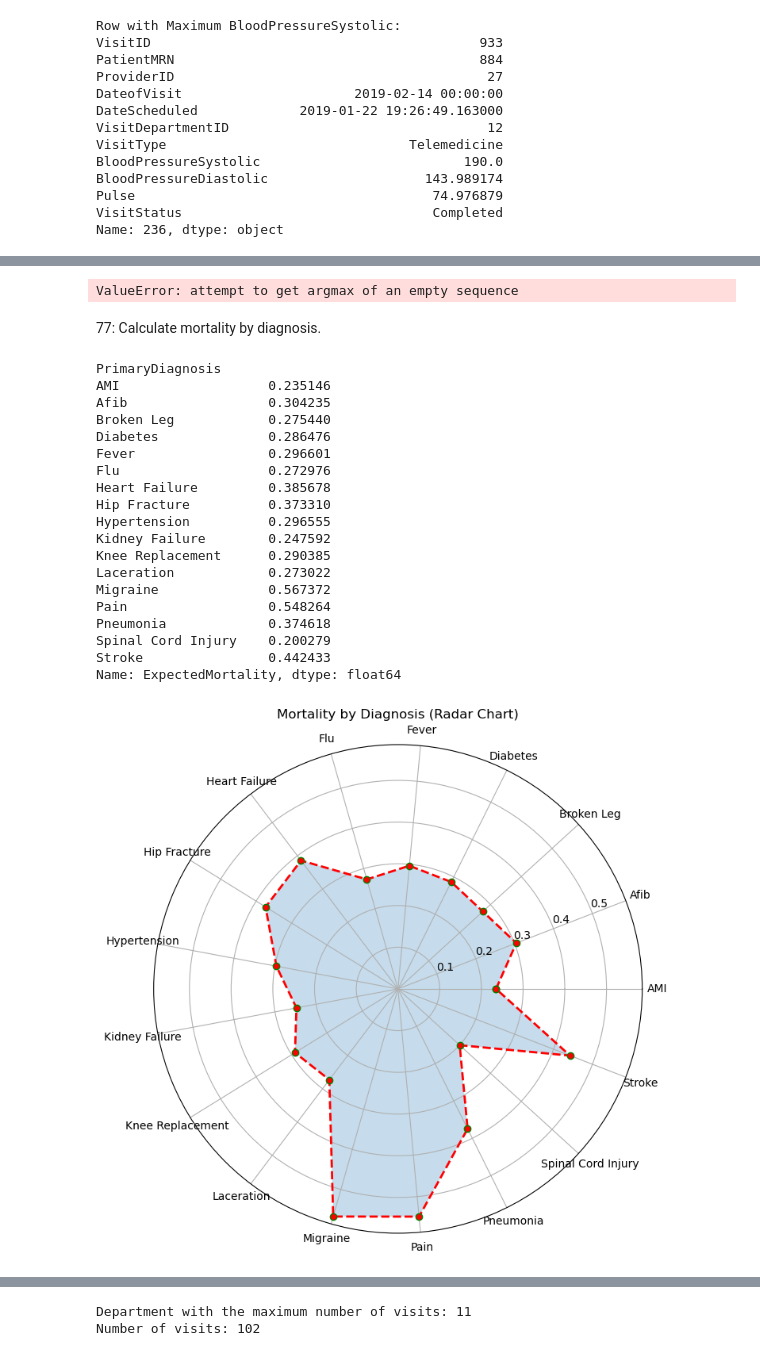
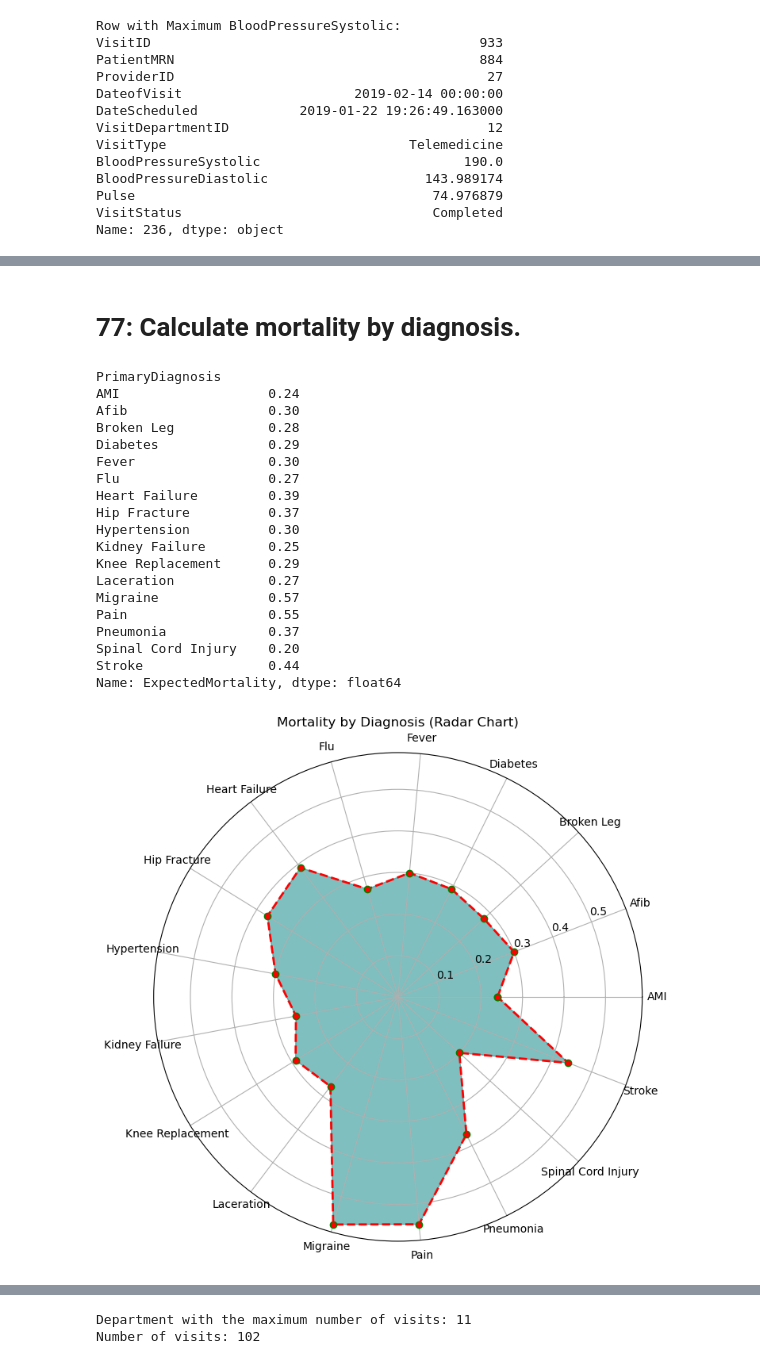
Before and after one commit to Amitha-sridhar/Py-Coders, a Jupyter notebook: Python Hackathon.ipynb, the cells around one changed output, grey strips where cells are left out. Saved outputs shown, nothing was run; the diff lists cells and outputs as text; code cells hidden in the pictures.

```diff
--- a/Python Hackathon.ipynb
+++ b/Python Hackathon.ipynb
@@ -154,3 +154,13 @@ plt.show()
 [figure]
 # %% [markdown]
 # 68:Make a pivot table by the no. of patients from the admission date till discharge date.
+# %%
+# Convert AdmissionDate and DischargeDate to datetime format
+re_adm['AdmissionDate'] = pd.to_datetime(re_adm['AdmissionDate'])
+re_adm['DischargeDate'] = pd.to_datetime(re_adm['DischargeDate']).dt.date
+
+# Create a pivot table for the count of patients based on AdmissionDate, DischargeDate,
+pivot_table = re_adm.pivot_table(values='PatientID', index=['AdmissionDate', 'DischargeDate'], aggfunc='count')
+pivot_table.rename(columns={'PatientID': 'PatientCount'}, inplace=True)
+
+print(pivot_table)
@@ -332,83 +356,56 @@ Name: 236, dtype: object
-# %%
-# Filter services and expectedLOS based on specified values
-selected_services = ["ICU", "Neurology", "General", "Medicine"]
-selected_expected_los = [10, 5, 7, 9]
-
-filtered_data = re_adm[re_adm['Service'].isin(selected_services) &
-                        re_adm['ExpectedLOS'].isin(selected_expected_los)]
-
-# Assuming filtered_data contains columns 'Service' and 'ExpectedLOS'
-services = filtered_data['Service']
-expected_los = filtered_data['ExpectedLOS']
-
-# Find the index of the service with the highest ExpectedLOS
-highest_los_index = expected_los.idxmax()
-
-# Create explode array to explode the wedge with highest LOS
-explode = [0.1 if i == highest_los_index else 0 for i in range(len(services))]
-
-# Create the pie chart
-plt.figure(figsize=(8, 8))
-plt.pie(expected_los, labels=services, explode=explode, autopct='%1.1f%%', startangle=140)
-plt.axis('equal')  # Equal aspect ratio ensures that pie is drawn as a circle.
-
-plt.title("Expected Length of Stay by Service")
-plt.show()
-# %% [output]
-ValueError: attempt to get argmax of an empty sequence
 # %% [markdown]
-77: Calculate mortality by diagnosis.
+# 77: Calculate mortality by diagnosis.
 # %%
 # Group the data by 'PrimaryDiagnosis' and calculate the mean of 'ExpectedMortality'
 mortality_by_diagnosis = re_adm.groupby('PrimaryDiagnosis')['ExpectedMortality'].mean()
+mortality_by_diagnosis = mortality_by_diagnosis.round(2)
 
-# Print the calculated mortality by diagnosis
 print(mortality_by_diagnosis)
 # %% [output]
 PrimaryDiagnosis
-AMI                   0.235146
-Afib                  0.304235
-Broken Leg            0.275440
-Diabetes              0.286476
-Fever                 0.296601
-Flu                   0.272976
-Heart Failure         0.385678
-Hip Fracture          0.373310
-Hypertension          0.296555
-Kidney Failure        0.247592
-Knee Replacement      0.290385
-Laceration            0.273022
-Migraine              0.567372
-Pain                  0.548264
-Pneumonia             0.374618
-Spinal Cord Injury    0.200279
-Stroke                0.442433
+AMI                   0.24
+Afib                  0.30
+Broken Leg            0.28
+Diabetes              0.29
+Fever                 0.30
+Flu                   0.27
+Heart Failure         0.39
+Hip Fracture          0.37
+Hypertension          0.30
+Kidney Failure        0.25
+Knee Replacement      0.29
+Laceration            0.27
+Migraine              0.57
+Pain                  0.55
+Pneumonia             0.37
+Spinal Cord Injury    0.20
+Stroke                0.44
 Name: ExpectedMortality, dtype: float64
 # %%
 # List of diagnoses and corresponding mortality
 diagnoses = mortality_by_diagnosis.index.tolist()
 mortality_values = mortality_by_diagnosis.values.tolist()
 
 num_vars = len(diagnoses)
 
 angles = np.linspace(0, 2 * np.pi, num_vars, endpoint=False).tolist()
 
 angles += angles[:1]
 
 mortality_values += mortality_values[:1]
 
 # Create the radar chart
 plt.figure(figsize=(8, 8))
 plt.polar(angles, mortality_values, marker='o', color='red', linestyle='dashed', linewidth=2, markeredgecolor='green')
 
 # Set the angle labels
 plt.xticks(angles[:-1], diagnoses)
 
 # Fill the area under the radar plot
-plt.fill(angles, mortality_values, alpha=0.25)
+plt.fill(angles, mortality_values, color='teal', alpha=0.5)
 
 plt.title('Mortality by Diagnosis (Radar Chart)')
 plt.show()
 # %% [output]
-[figure, old version]
+[figure, new version]
 # %% [markdown]
```
Also changed, not shown: parts of 10 cells of this notebook, 2 other files.
